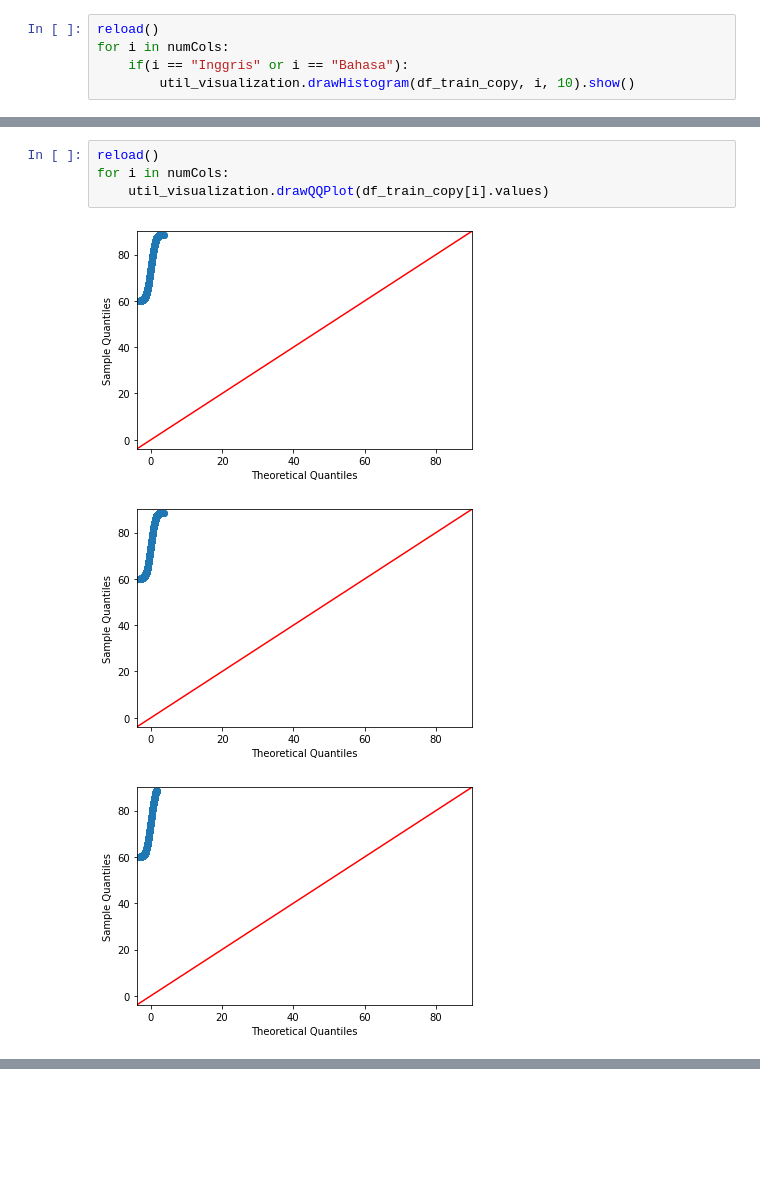
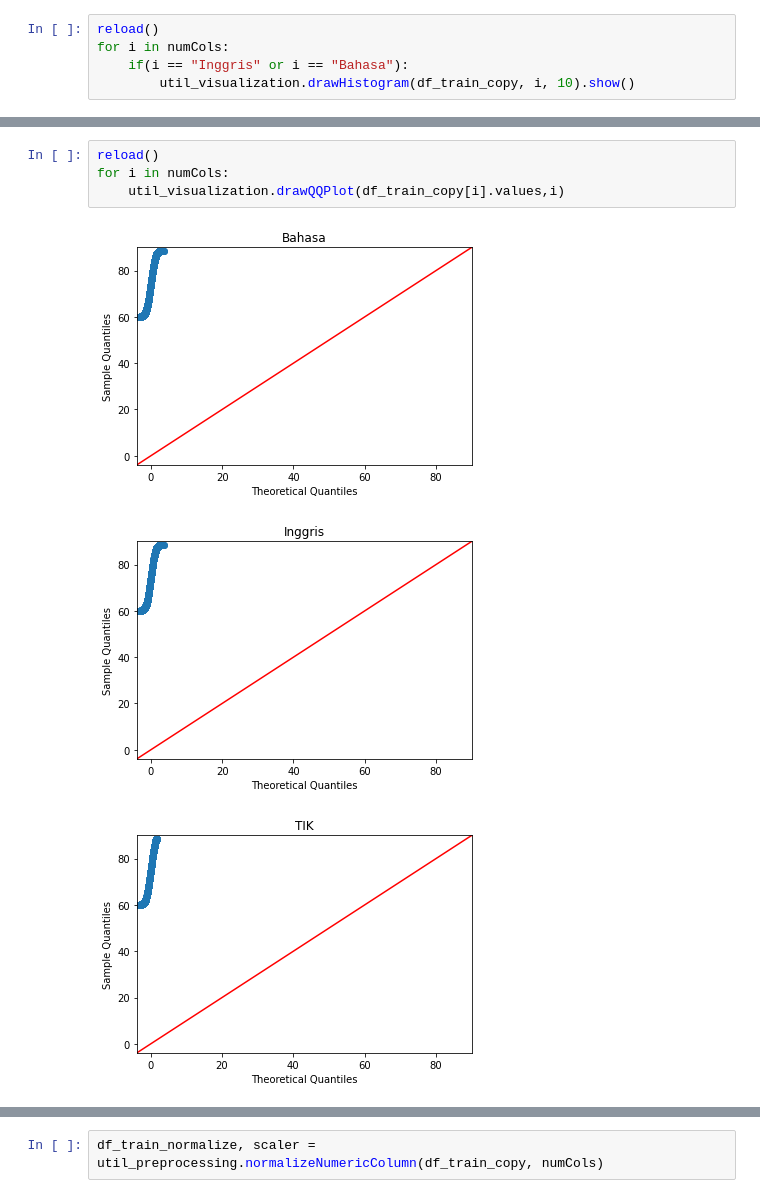
Before and after one commit to Xwyzworms/Diagnostic_Reasoning_HouseRent, a Jupyter notebook: Analisis_1.ipynb, the cells around one changed output, grey strips where cells are left out. Drawn from its saved outputs; the diff is of its cells as text; blank space fills up the shorter version.

```diff
--- a/Analisis_1.ipynb
+++ b/Analisis_1.ipynb
@@ -302,8 +317,8 @@ df_train_copy.head()
 # %%
 reload()
 for i in numCols:
-    util_visualization.drawQQPlot(df_train_copy[i].values)
+    util_visualization.drawQQPlot(df_train_copy[i].values,i)
 # %% [output]
-[figure, old version]
+[figure, new version]
-[figure, old version]
+[figure, new version]
-[figure, old version]
+[figure, new version]
@@ -316,0 +332,2 @@ for i in numCols:
+# %%
+df_train_normalize, scaler = util_preprocessing.normalizeNumericColumn(df_train_copy, numCols)
```
Also changed, not shown: parts of 10 cells of this notebook, 4 other files.
